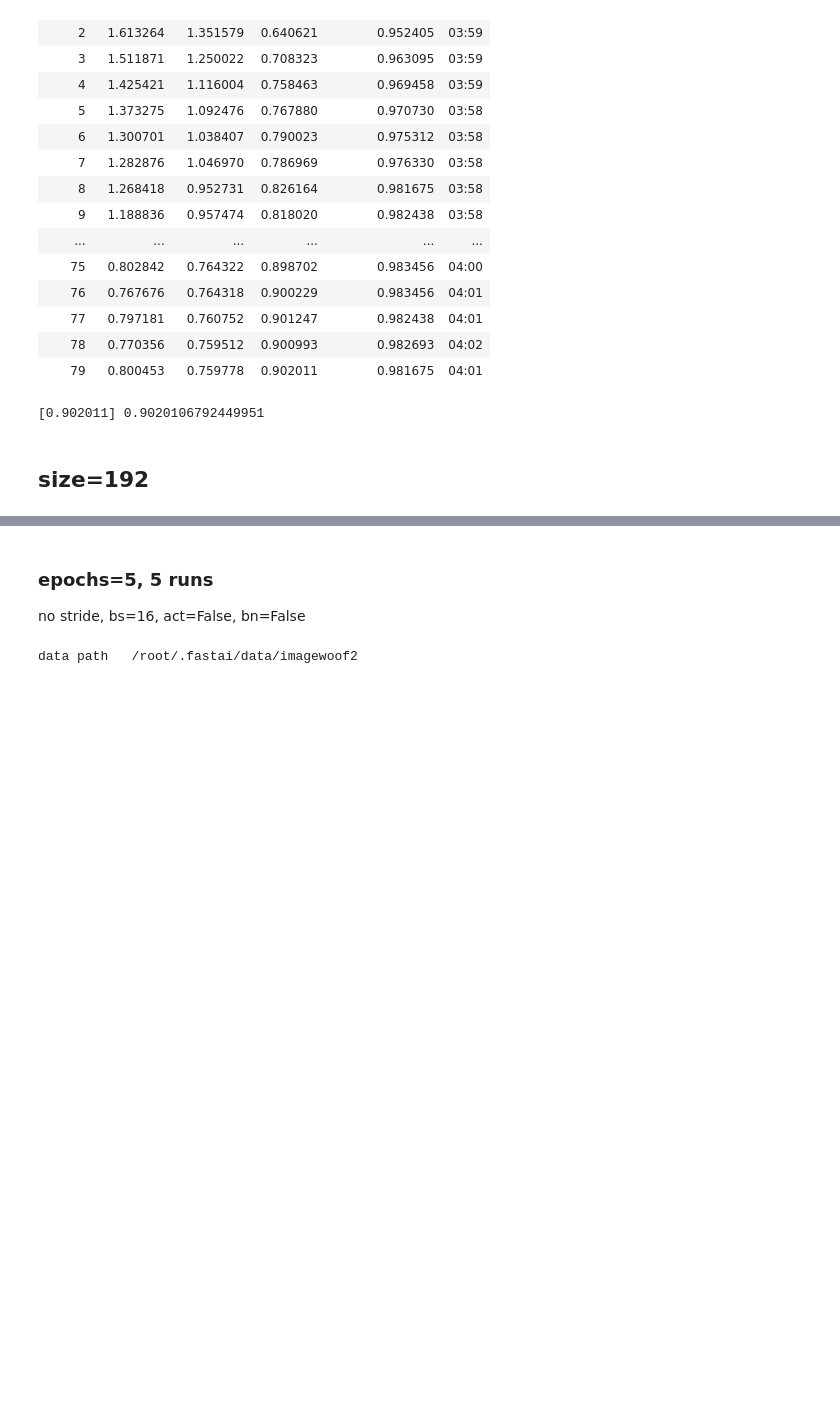
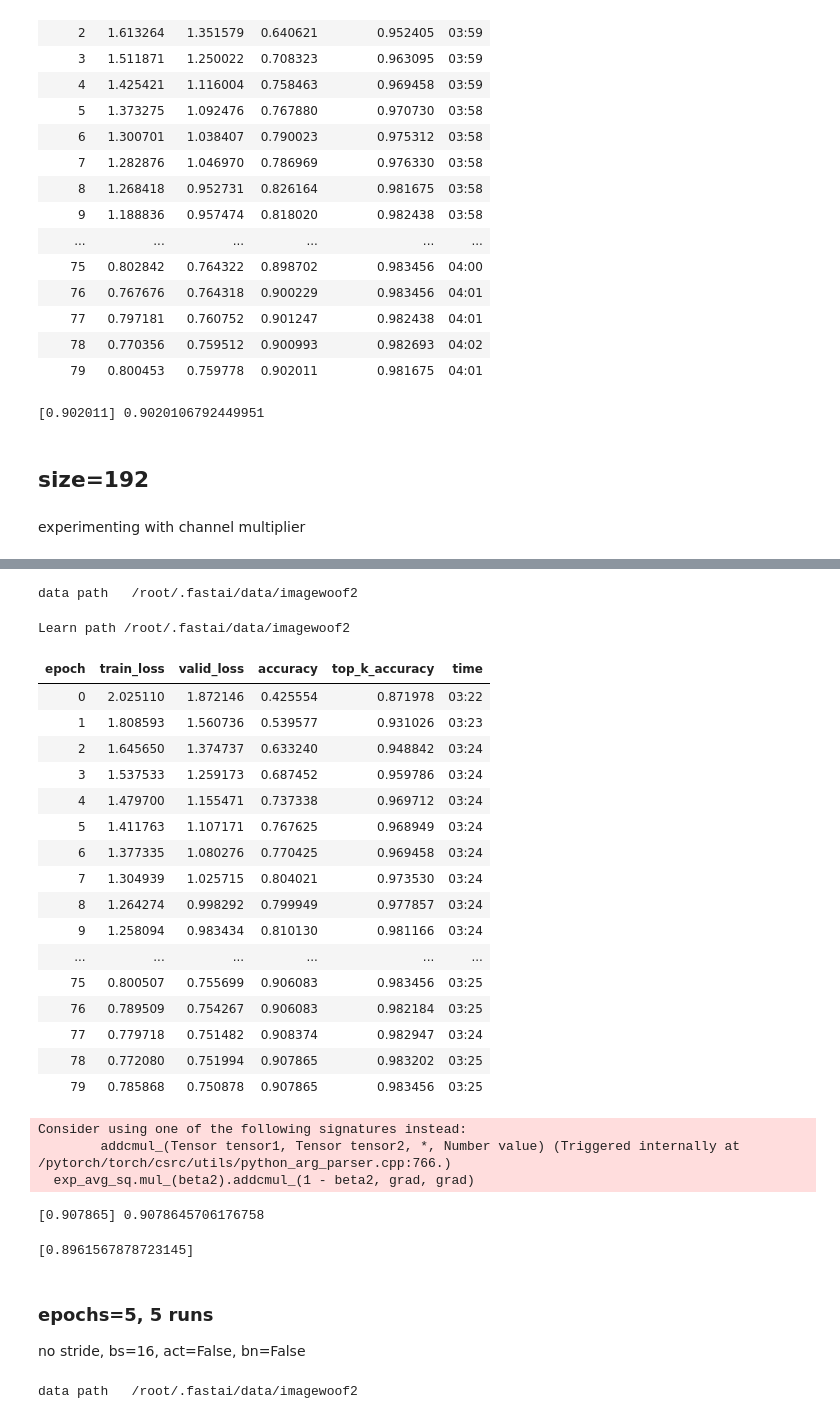
Before and after one commit to BoaEi/imagenette_experiments, a Jupyter notebook: ResNet_separable.ipynb, the cells around one changed output, grey strips where cells are left out. Cells and saved outputs as stored; diff of their text form; code cells hidden in the pictures; blank space fills up the shorter version.

```diff
--- a/ResNet_separable.ipynb
+++ b/ResNet_separable.ipynb
@@ -308,3 +442,13 @@ Learn path /root/.fastai/data/imagewoof2
 [0.902011] 0.9020106792449951
 # %% [markdown]
 ## size=192
+# %% [markdown]
+experimenting with channel multiplier
+# %%
+for epochs in [80]:
+    mixup=0 if epochs<=20 else 0.2
+    learn = get_learn(model=model, size=192, bs=16, mixup=mixup)
+    learn.fit_fc(epochs, lr=4e-3, moms=(0.95,0.95), start_pct=0.72)
+    res += [learn.recorder.metrics[-1][0].item()]
+print([round(x, 6) for x in res], sum(res)/len(res))
+# %% [output]
@@ -311 +457,28 @@ Learn path /root/.fastai/data/imagewoof2
+data path   /root/.fastai/data/imagewoof2
+Learn path /root/.fastai/data/imagewoof2
+| epoch | train_loss | valid_loss | accuracy | top_k_accuracy | time |
+| 0 | 2.025110 | 1.872146 | 0.425554 | 0.871978 | 03:22 |
+| 1 | 1.808593 | 1.560736 | 0.539577 | 0.931026 | 03:23 |
+| 2 | 1.645650 | 1.374737 | 0.633240 | 0.948842 | 03:24 |
+| 3 | 1.537533 | 1.259173 | 0.687452 | 0.959786 | 03:24 |
+| 4 | 1.479700 | 1.155471 | 0.737338 | 0.969712 | 03:24 |
+| 5 | 1.411763 | 1.107171 | 0.767625 | 0.968949 | 03:24 |
+| 6 | 1.377335 | 1.080276 | 0.770425 | 0.969458 | 03:24 |
+| 7 | 1.304939 | 1.025715 | 0.804021 | 0.973530 | 03:24 |
+| 8 | 1.264274 | 0.998292 | 0.799949 | 0.977857 | 03:24 |
+| 9 | 1.258094 | 0.983434 | 0.810130 | 0.981166 | 03:24 |
+| ... | ... | ... | ... | ... | ... |
+| 75 | 0.800507 | 0.755699 | 0.906083 | 0.983456 | 03:25 |
+| 76 | 0.789509 | 0.754267 | 0.906083 | 0.982184 | 03:25 |
+| 77 | 0.779718 | 0.751482 | 0.908374 | 0.982947 | 03:24 |
+| 78 | 0.772080 | 0.751994 | 0.907865 | 0.983202 | 03:25 |
+| 79 | 0.785868 | 0.750878 | 0.907865 | 0.983456 | 03:25 |
+Consider using one of the following signatures instead:
+        addcmul_(Tensor tensor1, Tensor tensor2, *, Number value) (Triggered internally at  /pytorch/torch/csrc/utils/python_arg_parser.cpp:766.)
+  exp_avg_sq.mul_(beta2).addcmul_(1 - beta2, grad, grad)
+[0.907865] 0.9078645706176758
+# %%
+res
+# %% [output]
+[0.8961567878723145]
 # %% [markdown]
```
Also changed, not shown: parts of 18 cells of this notebook.
